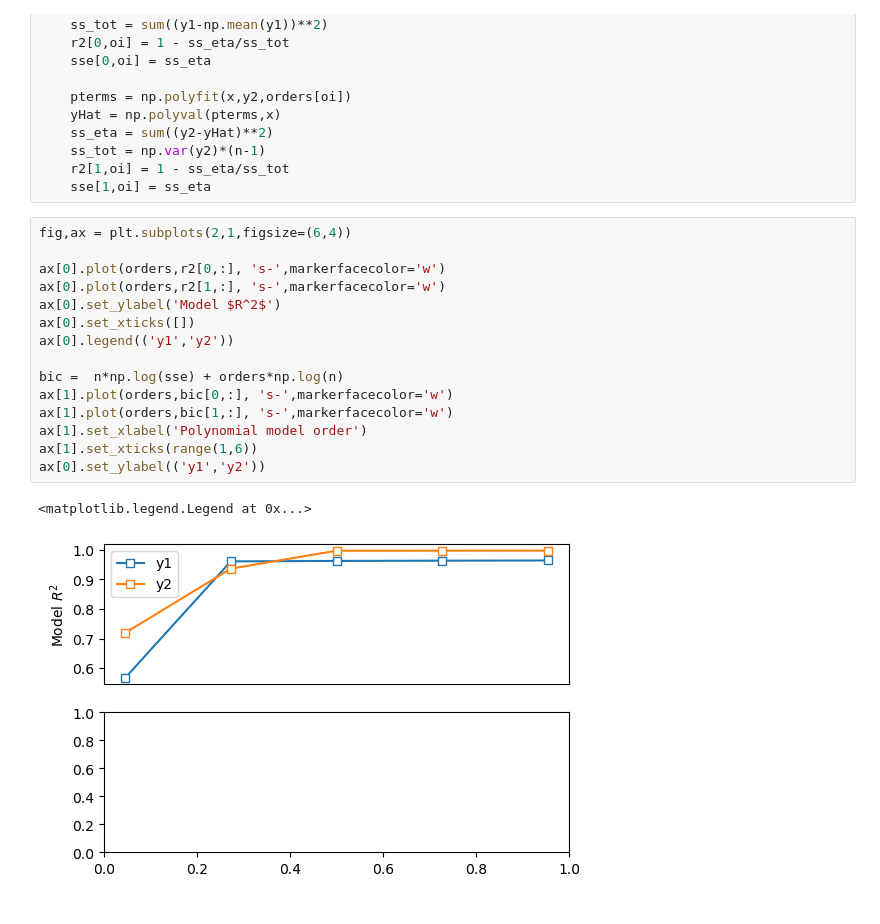
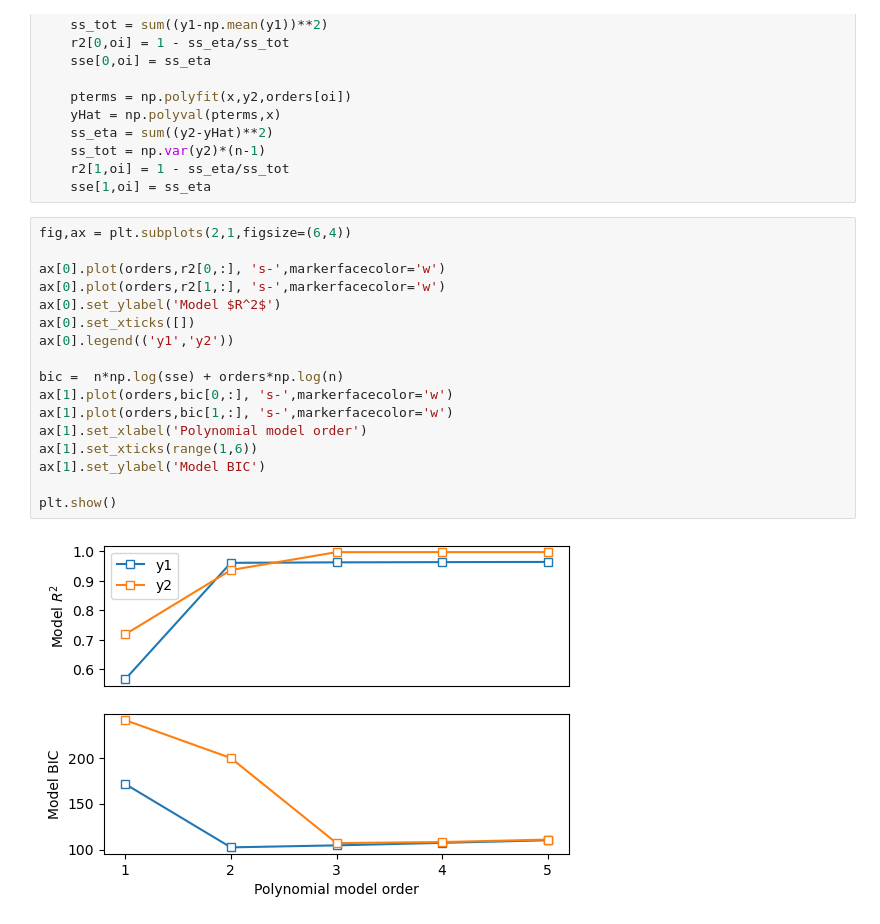
Before and after one commit to Raaqiv55/statistics-machine-learning, a Jupyter notebook: 14.regression/polynomial-regression.ipynb, the cells around one changed output. Drawn from its saved outputs; the diff is of its cells as text.

```diff
--- a/14.regression/polynomial-regression.ipynb
+++ b/14.regression/polynomial-regression.ipynb
@@ -58,18 +58,19 @@ for oi in range(len(orders)):
 # %%
 fig,ax = plt.subplots(2,1,figsize=(6,4))
 
 ax[0].plot(orders,r2[0,:], 's-',markerfacecolor='w')
 ax[0].plot(orders,r2[1,:], 's-',markerfacecolor='w')
 ax[0].set_ylabel('Model $R^2$')
 ax[0].set_xticks([])
 ax[0].legend(('y1','y2'))
 
 bic =  n*np.log(sse) + orders*np.log(n)
 ax[1].plot(orders,bic[0,:], 's-',markerfacecolor='w')
 ax[1].plot(orders,bic[1,:], 's-',markerfacecolor='w')
 ax[1].set_xlabel('Polynomial model order')
 ax[1].set_xticks(range(1,6))
-ax[0].set_ylabel(('y1','y2'))
+ax[1].set_ylabel('Model BIC')
+
+plt.show()
 # %% [output]
-<matplotlib.legend.Legend at 0x...>
-[figure, old version]
+[figure, new version]
```
Also changed, not shown: 1 other file.
